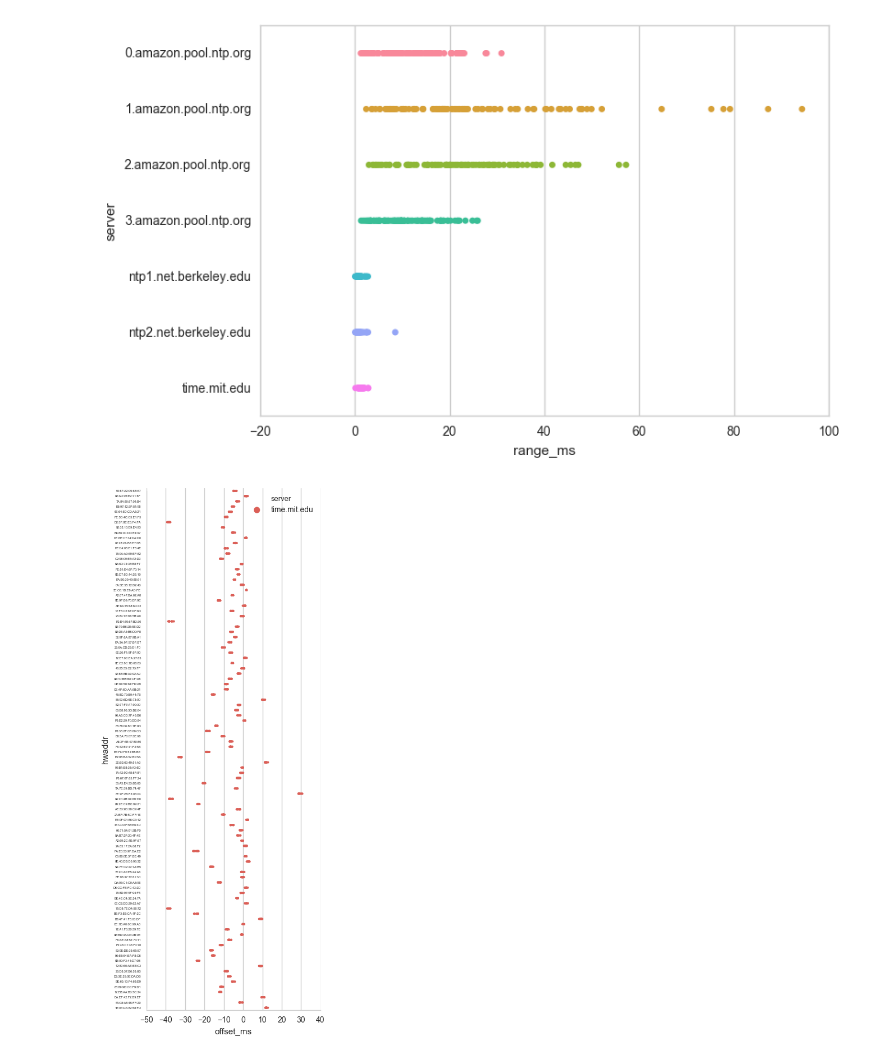
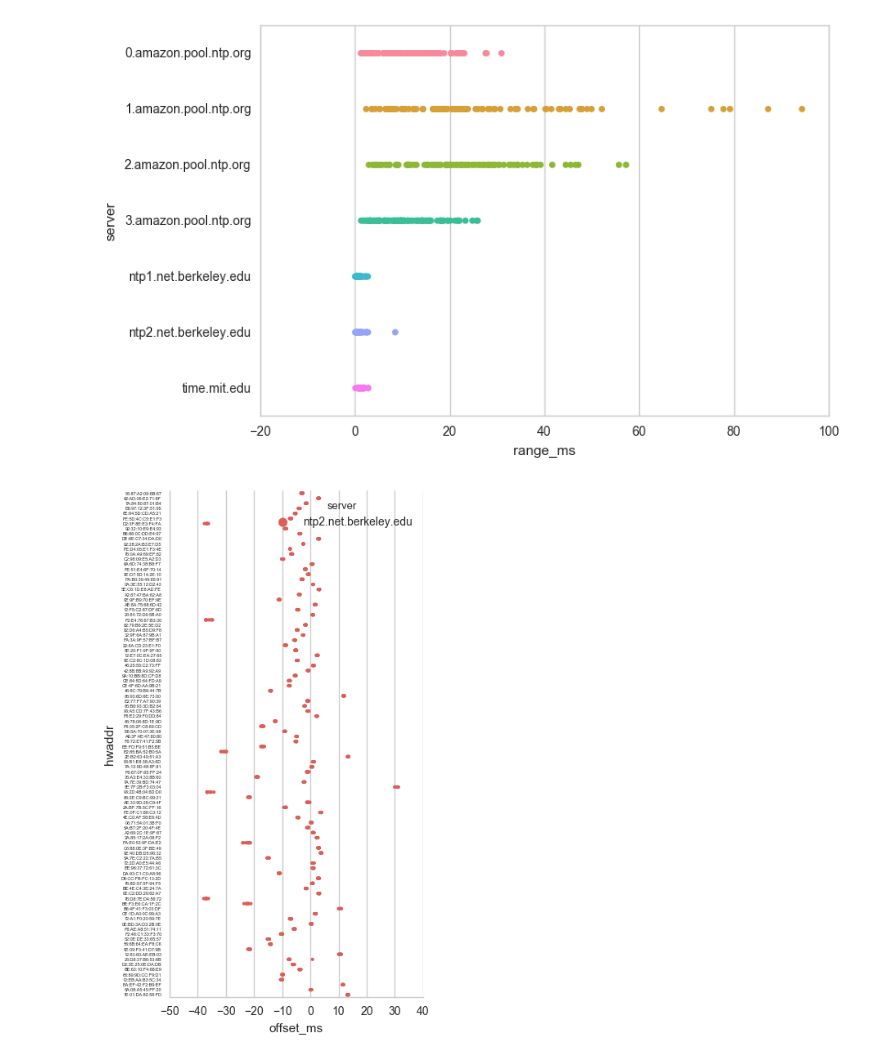
Before and after one commit to pywren/pywren, a Jupyter notebook: examples/ntp_test.ipynb, the cells around one changed output. Drawn from its saved outputs; the diff is of its cells as text; code cells hidden in the pictures.

```diff
--- a/examples/ntp_test.ipynb
+++ b/examples/ntp_test.ipynb
@@ -52,17 +52,18 @@ sns.stripplot(y="server", x='range_ms', data=a)
 <matplotlib.axes._subplots.AxesSubplot at 0x...>
 [figure]
 # %%
-fig = pylab.figure(figsize=(4, 12))
+fig = pylab.figure(figsize=(4, 8))
 ax = fig.add_subplot(1, 1,1 )
 
 sns.stripplot(x="offset_ms", y="hwaddr",hue='server', #
               data = ntpdf[ntpdf.server.isin([#'ntp1.net.berkeley.edu',
-                                              #'ntp2.net.berkeley.edu',
-                                              'time.mit.edu'])],
+                                              'ntp2.net.berkeley.edu',
+                                              #'time.mit.edu'
+                ])],
               jitter=False, size=3, color=".3", #split=True,
               linewidth=0, axes=ax, palette= sns.color_palette("hls", 3),)
 sns.despine(trim=True)
 zed = [tick.label.set_fontsize(4) for tick in pylab.gca().yaxis.get_major_ticks()]
 #pylab.figure("NTP time offset to {}")
 # %% [output]
-[figure, old version]
+[figure, new version]
```
Also changed, not shown: 4 other files.
